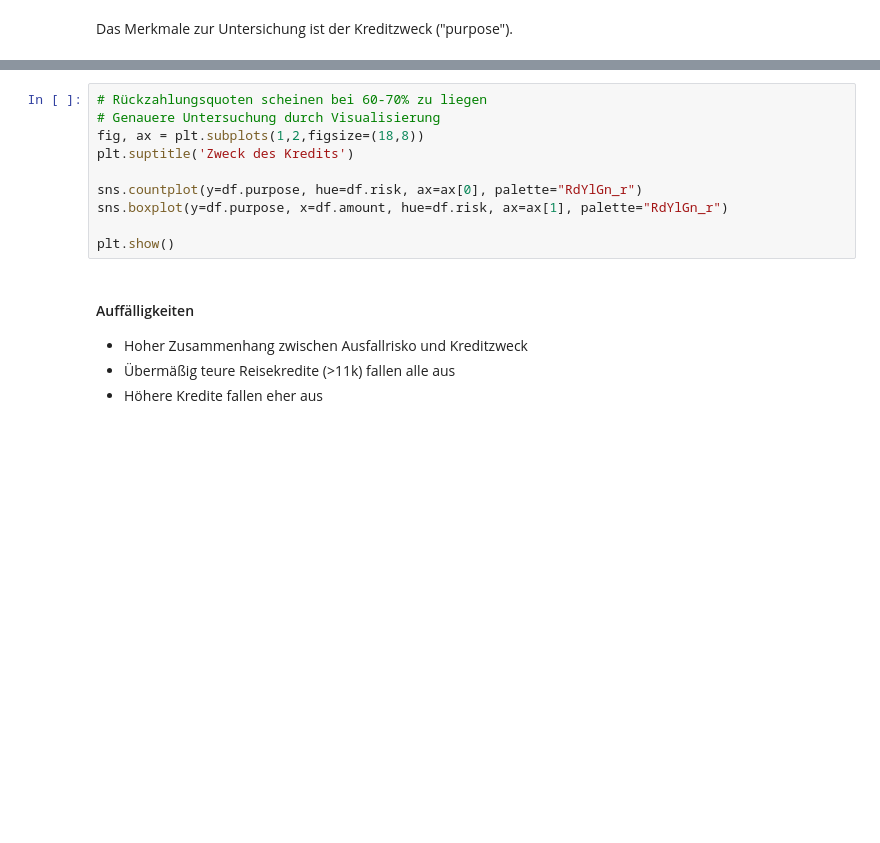
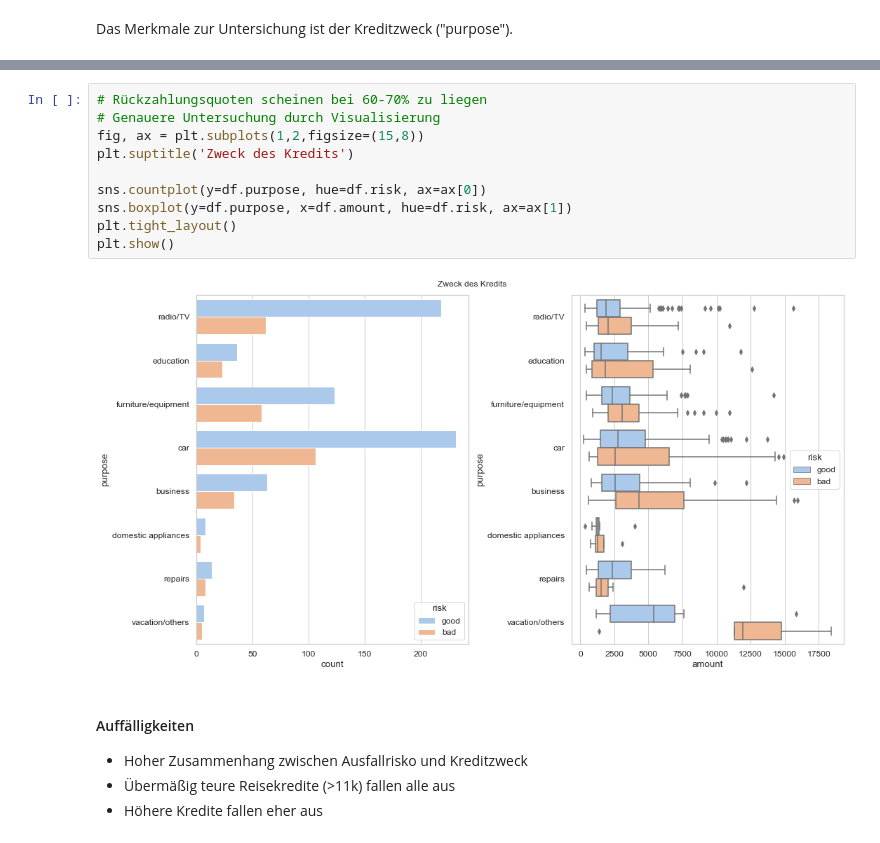
Before and after one commit to mesa-ai/smi-datenanalyse-ba, a Jupyter notebook: 03 - Data Exploration.ipynb, the cells around one changed output, grey strips where cells are left out. Saved outputs shown, nothing was run; the diff lists cells and outputs as text; blank space fills up the shorter version.

```diff
--- a/03 - Data Exploration.ipynb
+++ b/03 - Data Exploration.ipynb
@@ -725,13 +747,15 @@ pd.crosstab(df.purpose, df.risk, normalize="index")        # normalize: keine ab
 # %%
 # Rückzahlungsquoten scheinen bei 60-70% zu liegen
 # Genauere Untersuchung durch Visualisierung
-fig, ax = plt.subplots(1,2,figsize=(18,8))
+fig, ax = plt.subplots(1,2,figsize=(15,8))
 plt.suptitle('Zweck des Kredits')
 
-sns.countplot(y=df.purpose, hue=df.risk, ax=ax[0], palette="RdYlGn_r")
-sns.boxplot(y=df.purpose, x=df.amount, hue=df.risk, ax=ax[1], palette="RdYlGn_r")
-
+sns.countplot(y=df.purpose, hue=df.risk, ax=ax[0])
+sns.boxplot(y=df.purpose, x=df.amount, hue=df.risk, ax=ax[1])
+plt.tight_layout()
 plt.show()
+# %% [output]
+[figure, added]
 # %% [markdown]
 #### Auffälligkeiten
 - Hoher Zusammenhang zwischen Ausfallrisko und Kreditzweck
```
Also changed, not shown: parts of 10 cells of this notebook, 2 other files.
